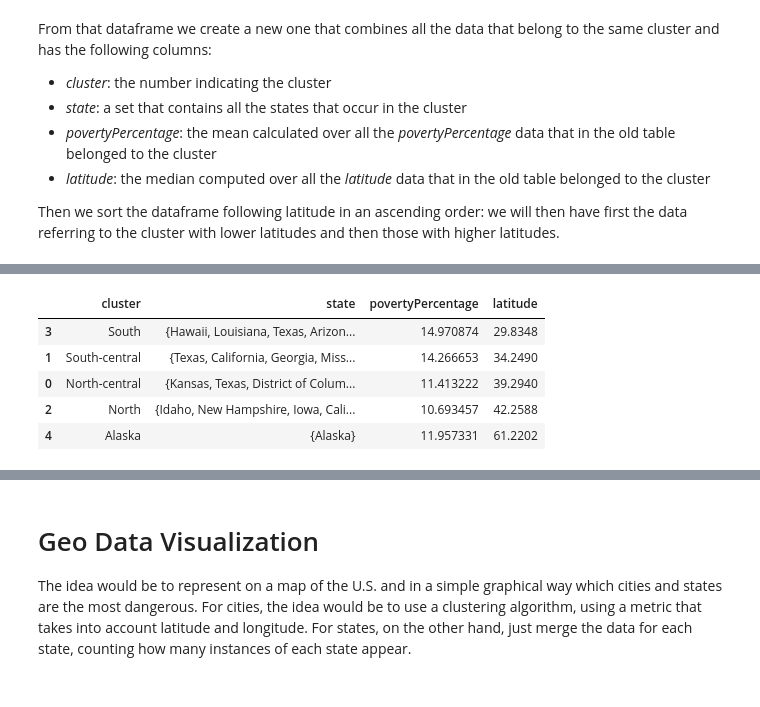
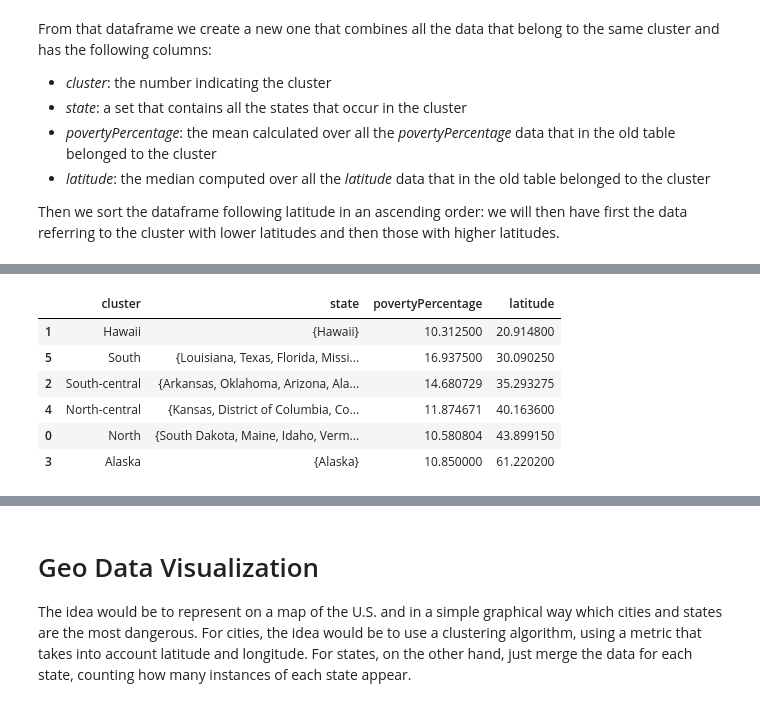
Before and after one commit to LoSpiri/DataMining, a Jupyter notebook: project.ipynb, the cells around one changed output, grey strips where cells are left out. Saved outputs shown, nothing was run; the diff lists cells and outputs as text; code cells hidden in the pictures.

```diff
--- a/project.ipynb
+++ b/project.ipynb
@@ -712,8 +714,14 @@ One of the correlations that immediately attracted our attention is the one inhe
 # %%
 #select the desired columns
-selected_columns = ['state', 'latitude', 'povertyPercentage']
+selected_columns = ['state', 'povertyPercentage']
 
 #create a new dataframe with the selected columns
-new_dataset = join_dataset[selected_columns]
+poverty_information = poverty[selected_columns]
+
+latitude_information = incidents.groupby('state').agg({
+    'latitude': 'median'  #compute the median of "latitude"
+}).reset_index()
+
+new_dataset=poverty_information.merge(latitude_information, on="state", how="inner")
 new_dataset
 # %% [output]
@@ -746,5 +752,3 @@ And at this point, since the only null data are about 8000 data pertaining to la
-# %%
-new_dataset = new_dataset.dropna(subset=['latitude'])
 # %% [markdown]
 At this point we move on to clustering on latitudes to create a number of meaningful clusters into which to divide the united states to study how poverty varies with latitude. To do this we use the **k-Means** method found in the **sklearn.cluster** library.
 
@@ -779,7 +783,7 @@ From the graph printed above we see that indeed 5 is the ideal number of cluster
 #ignore the warnings of "SettingWithCopyWarning"
 pd.options.mode.chained_assignment = None
 
-n_clusters = 5
+n_clusters = 6
 
 kmeans = KMeans(n_clusters=n_clusters, n_init=20)
 new_dataset['cluster'] = kmeans.fit_predict(new_dataset[['latitude']])
@@ -824,15 +829,16 @@ At this point we rename the clusters to give us an idea of what they indicate. I
 # %%
 #rename the columns of result dataframe
-new_cluster_name=['South', 'South-central', 'North-central', 'North', 'Alaska']
+new_cluster_name=['Hawaii', 'South', 'South-central', 'North-central', 'North', 'Alaska']
 result['cluster'] = new_cluster_name
 result
 # %% [output]
 |  | cluster | state | povertyPercentage | latitude |
-| 3 | South | {Hawaii, Louisiana, Texas, Arizon... | 14.970874 | 29.8348 |
-| 1 | South-central | {Texas, California, Georgia, Miss... | 14.266653 | 34.2490 |
-| 0 | North-central | {Kansas, Texas, District of Colum... | 11.413222 | 39.2940 |
-| 2 | North | {Idaho, New Hampshire, Iowa, Cali... | 10.693457 | 42.2588 |
-| 4 | Alaska | {Alaska} | 11.957331 | 61.2202 |
+| 1 | Hawaii | {Hawaii} | 10.312500 | 20.914800 |
+| 5 | South | {Louisiana, Texas, Florida, Missi... | 16.937500 | 30.090250 |
+| 2 | South-central | {Arkansas, Oklahoma, Arizona, Ala... | 14.680729 | 35.293275 |
+| 4 | North-central | {Kansas, District of Columbia, Co... | 11.874671 | 40.163600 |
+| 0 | North | {South Dakota, Maine, Idaho, Verm... | 10.580804 | 43.899150 |
+| 3 | Alaska | {Alaska} | 10.850000 | 61.220200 |
 # %% [markdown]
 Finally, we move on to print two bar graphs that make us understand how the trend of *povertyPercentage* varies in relation to *latitude*. In detail:
 
```
Also changed, not shown: parts of 12 cells of this notebook.
